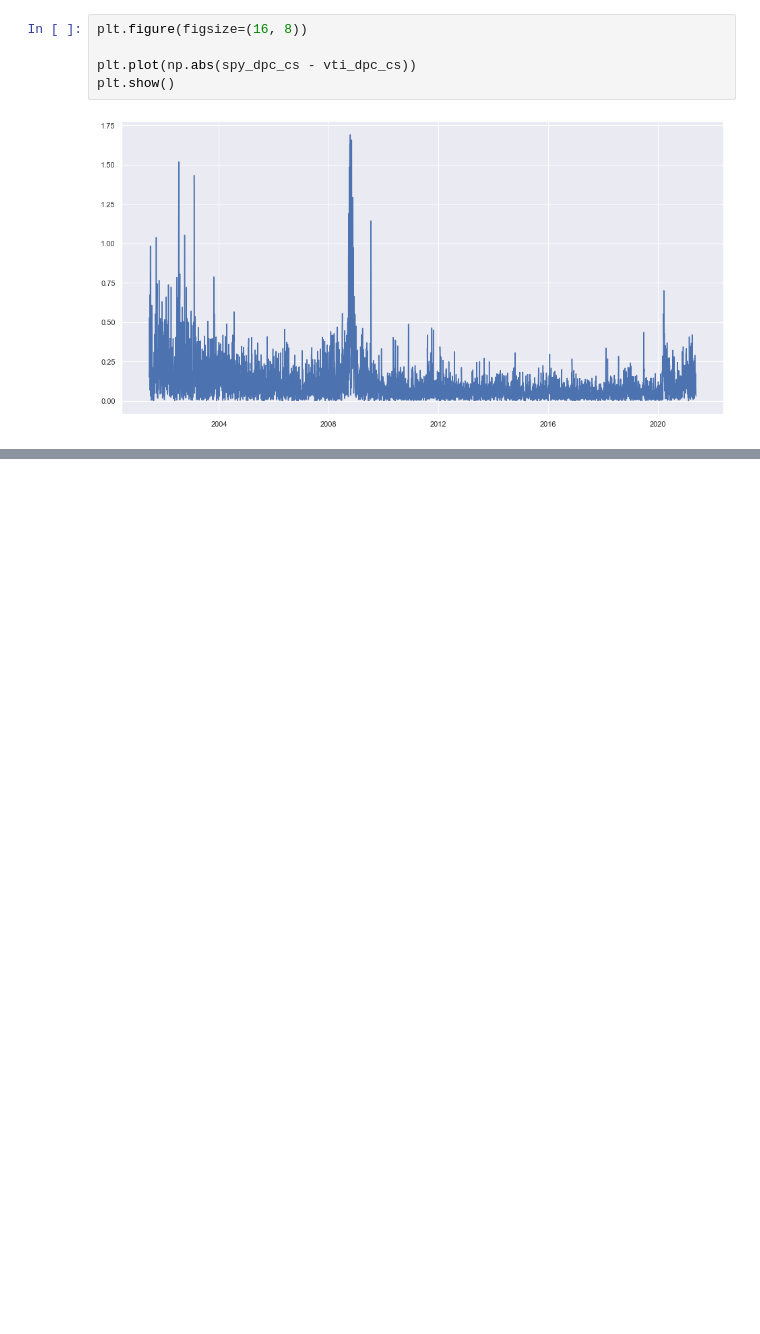
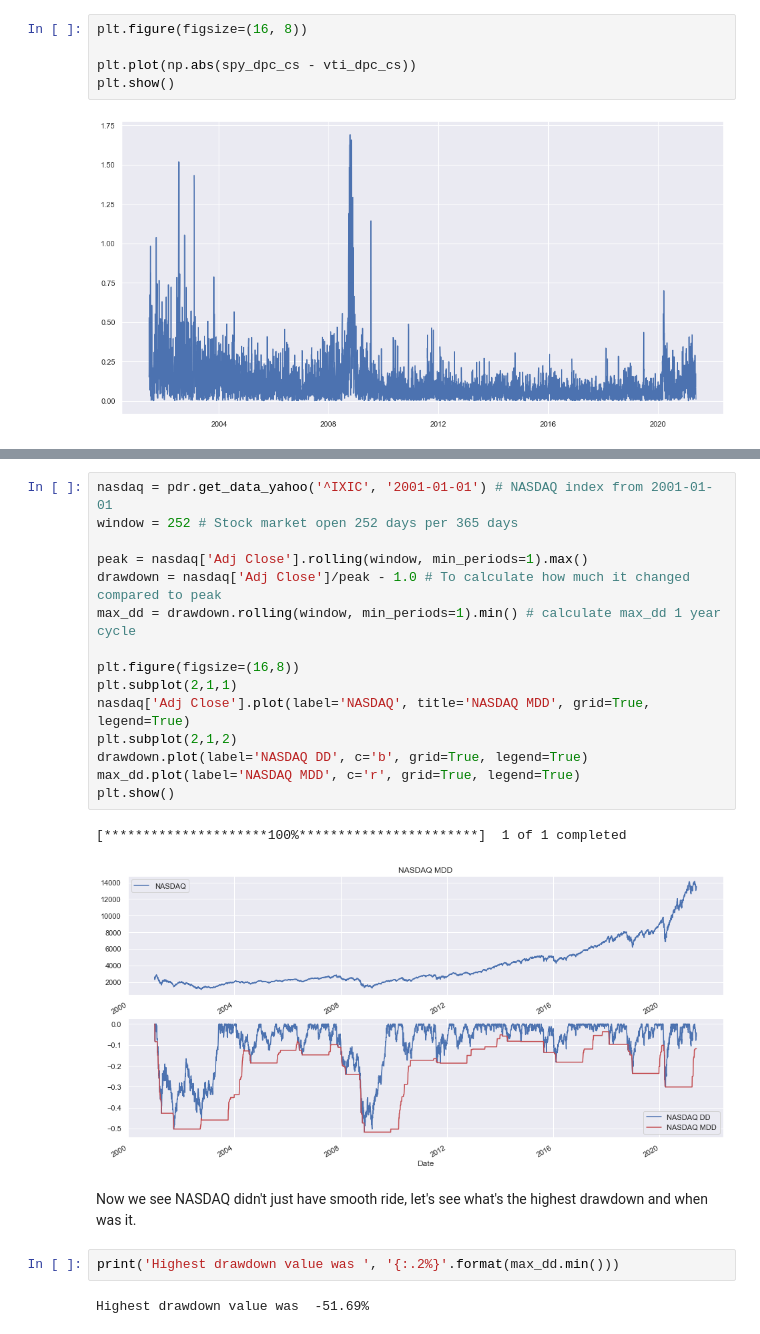
Before and after one commit to Rsych/Finance-Portfolio-Maker, a Jupyter notebook: Financial data analysis with Pandas and Yfinance.ipynb, the cells around one changed output, grey strips where cells are left out. Cells and saved outputs as stored; diff of their text form; blank space fills up the shorter version.

Commit message:
MDD of NASDAQ

```diff
--- a/Financial data analysis with Pandas and Yfinance.ipynb
+++ b/Financial data analysis with Pandas and Yfinance.ipynb
@@ -138,0 +143,24 @@ plt.show()
+# %%
+nasdaq = pdr.get_data_yahoo('^IXIC', '2001-01-01') # NASDAQ index from 2001-01-01
+window = 252 # Stock market open 252 days per 365 days
+
+peak = nasdaq['Adj Close'].rolling(window, min_periods=1).max()
+drawdown = nasdaq['Adj Close']/peak - 1.0 # To calculate how much it changed compared to peak
+max_dd = drawdown.rolling(window, min_periods=1).min() # calculate max_dd 1 year cycle
+
+plt.figure(figsize=(16,8))
+plt.subplot(2,1,1)
+nasdaq['Adj Close'].plot(label='NASDAQ', title='NASDAQ MDD', grid=True, legend=True)
+plt.subplot(2,1,2)
+drawdown.plot(label='NASDAQ DD', c='b', grid=True, legend=True)
+max_dd.plot(label='NASDAQ MDD', c='r', grid=True, legend=True)
+plt.show()
+# %% [output]
+[*********************100%***********************]  1 of 1 completed
+[figure, added]
+# %% [markdown]
+Now we see NASDAQ didn't just have smooth ride, let's see what's the highest drawdown and when was it.
+# %%
+print('Highest drawdown value was ', '{:.2%}'.format(max_dd.min()))
+# %% [output]
+Highest drawdown value was  -51.69%
```
Also changed, not shown: parts of 10 cells of this notebook.
